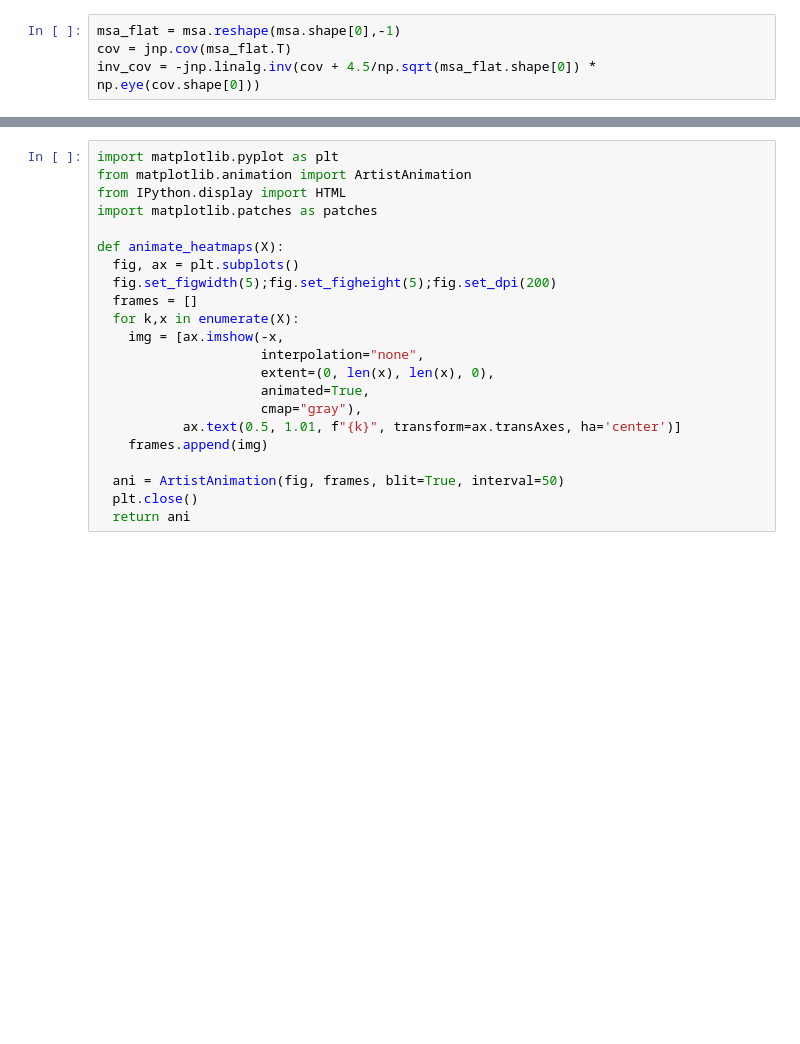
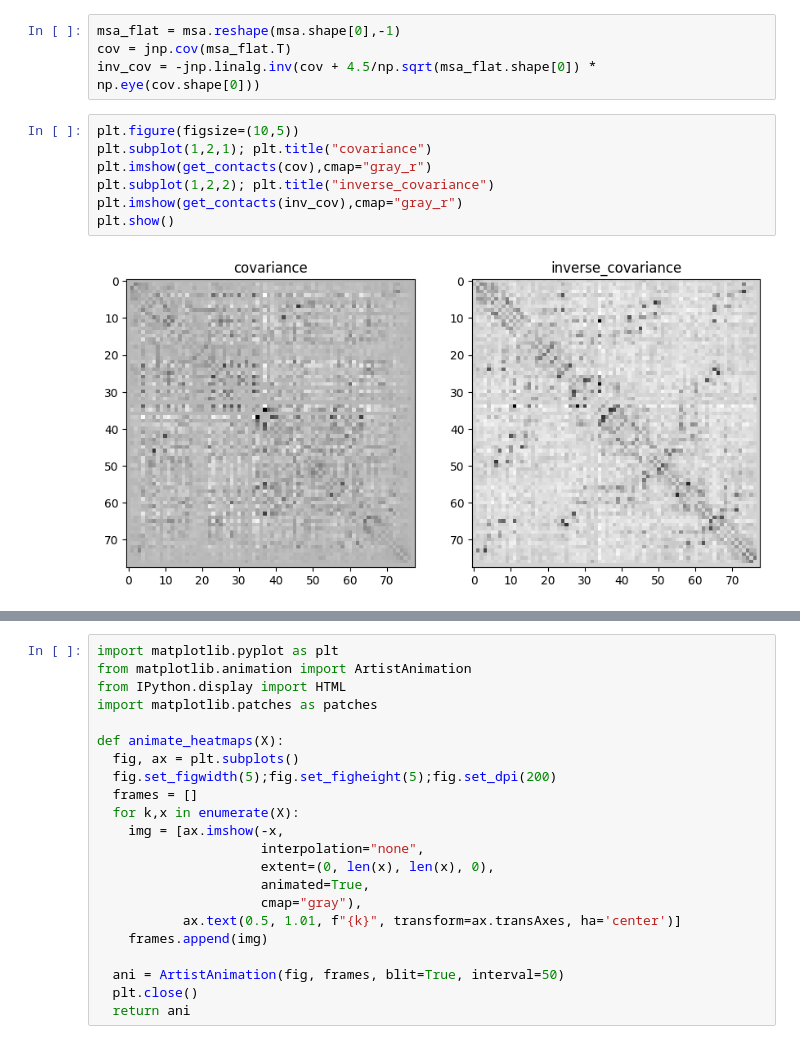
Before and after one commit to sokrypton/ColabBio, a Jupyter notebook: af3_hypothesis.ipynb, the cells around one changed output, grey strips where cells are left out. Saved outputs shown, nothing was run; the diff lists cells and outputs as text; blank space fills up the shorter version.

```diff
--- a/af3_hypothesis.ipynb
+++ b/af3_hypothesis.ipynb
@@ -80,3 +68,12 @@ msa.shape
 msa_flat = msa.reshape(msa.shape[0],-1)
 cov = jnp.cov(msa_flat.T)
 inv_cov = -jnp.linalg.inv(cov + 4.5/np.sqrt(msa_flat.shape[0]) * np.eye(cov.shape[0]))
+# %%
+plt.figure(figsize=(10,5))
+plt.subplot(1,2,1); plt.title("covariance")
+plt.imshow(get_contacts(cov),cmap="gray_r")
+plt.subplot(1,2,2); plt.title("inverse_covariance")
+plt.imshow(get_contacts(inv_cov),cmap="gray_r")
+plt.show()
+# %% [output]
+[figure, added]
```
Also changed, not shown: parts of 11 cells of this notebook.
